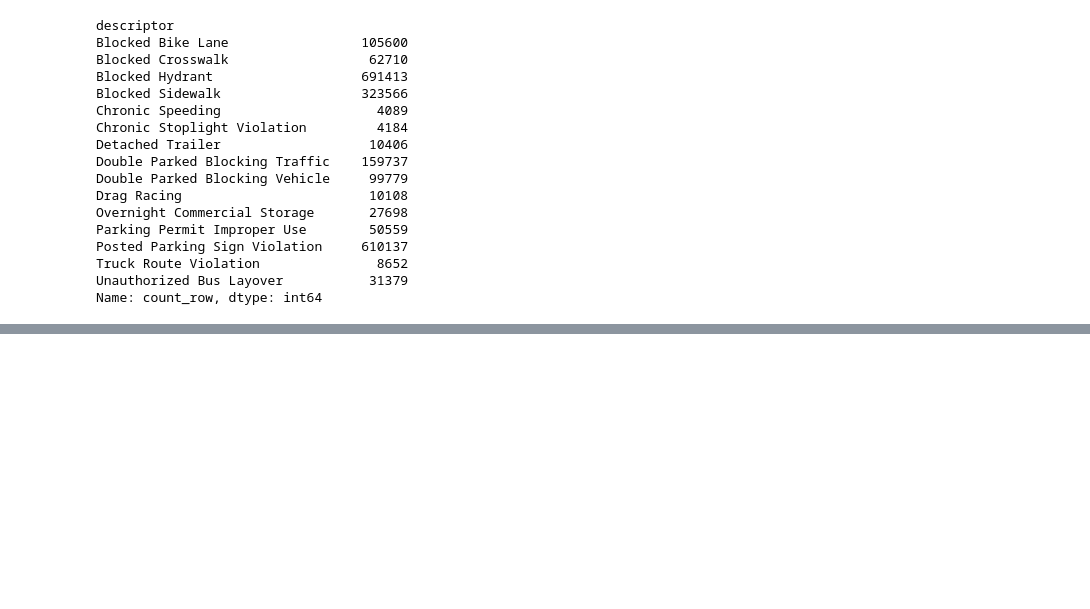
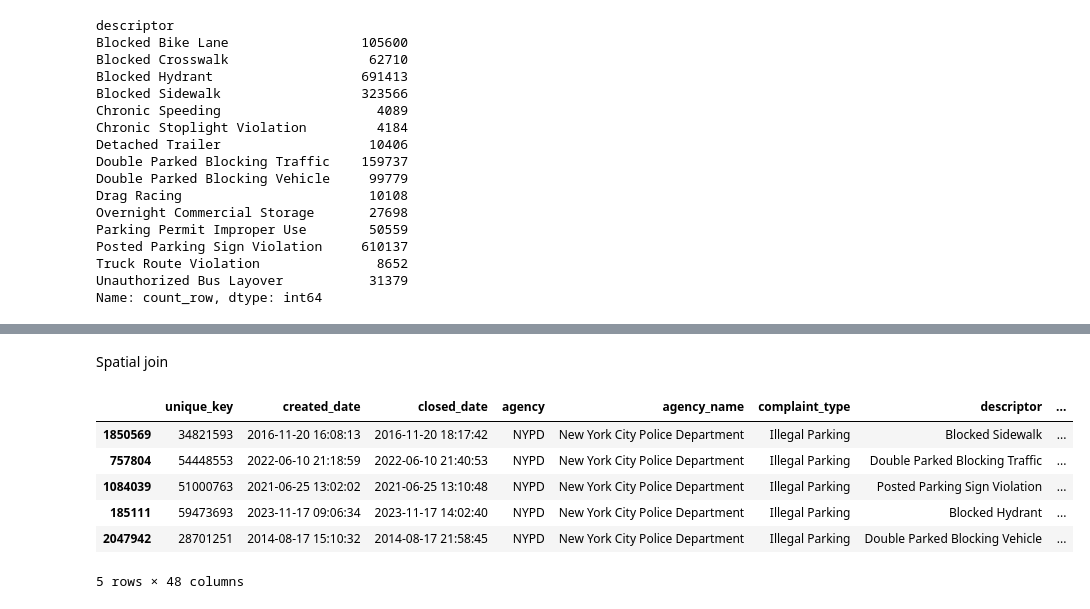
Before and after one commit to ssigman1/group4-nypd, a Jupyter notebook: Notebooks/group4_SavannahSigman.ipynb, the cells around one changed output, grey strips where cells are left out. Saved outputs shown, nothing was run; the diff lists cells and outputs as text; code cells hidden in the pictures; blank space fills up the shorter version.

```diff
--- a/Notebooks/group4_SavannahSigman.ipynb
+++ b/Notebooks/group4_SavannahSigman.ipynb
@@ -261,0 +266,2 @@ dm.groupby('descriptor').first()
+# %% [markdown]
+Spatial join
@@ -261,0 +272,10 @@ dm.groupby('descriptor').first()
+# %%
+dm_geo_p.sample(5)
+# %% [output]
+|  | unique_key | created_date | closed_date | agency | agency_name | complaint_type | descriptor | ... |
+| 1850569 | 34821593 | 2016-11-20 16:08:13 | 2016-11-20 18:17:42 | NYPD | New York City Police Department | Illegal Parking | Blocked Sidewalk | ... |
+| 757804 | 54448553 | 2022-06-10 21:18:59 | 2022-06-10 21:40:53 | NYPD | New York City Police Department | Illegal Parking | Double Parked Blocking Traffic | ... |
+| 1084039 | 51000763 | 2021-06-25 13:02:02 | 2021-06-25 13:10:48 | NYPD | New York City Police Department | Illegal Parking | Posted Parking Sign Violation | ... |
+| 185111 | 59473693 | 2023-11-17 09:06:34 | 2023-11-17 14:02:40 | NYPD | New York City Police Department | Illegal Parking | Blocked Hydrant | ... |
+| 2047942 | 28701251 | 2014-08-17 15:10:32 | 2014-08-17 21:58:45 | NYPD | New York City Police Department | Illegal Parking | Double Parked Blocking Vehicle | ... |
+5 rows × 48 columns
```
Also changed, not shown: parts of 18 cells of this notebook.
